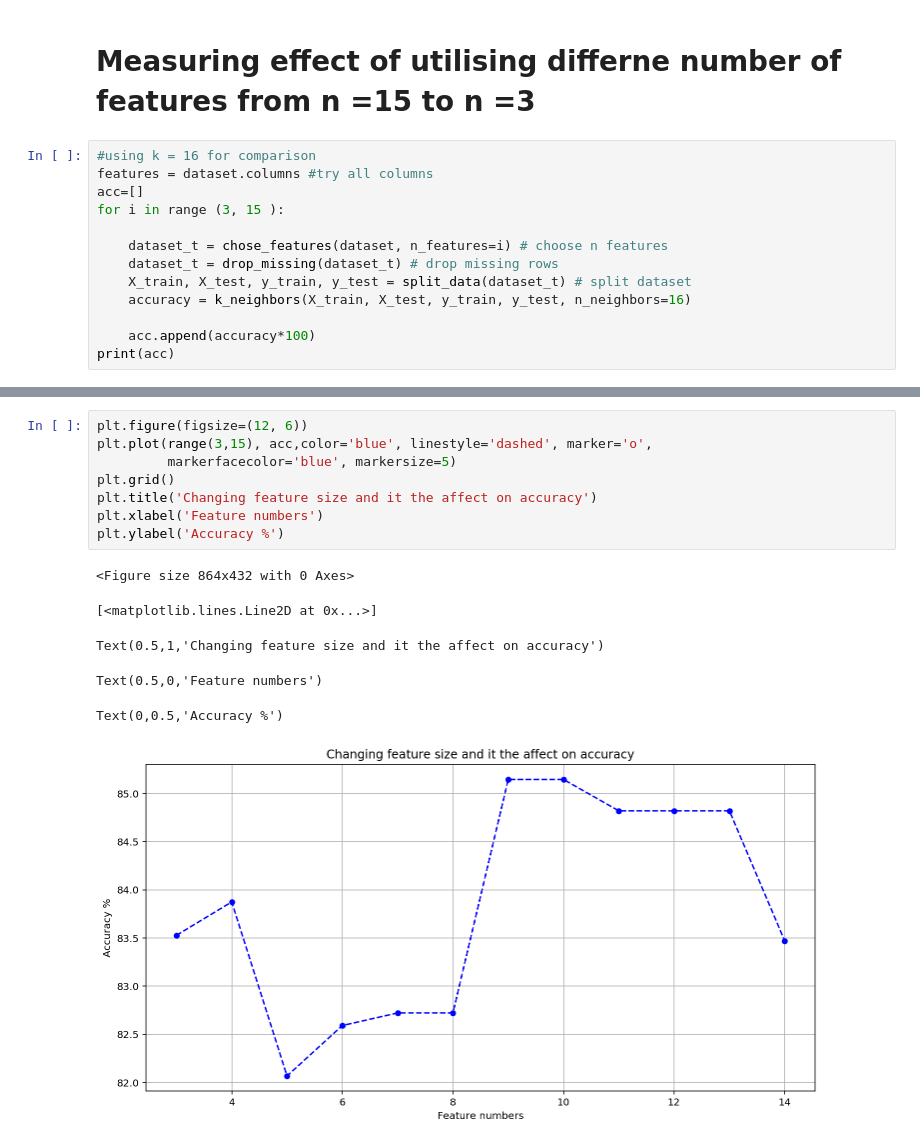
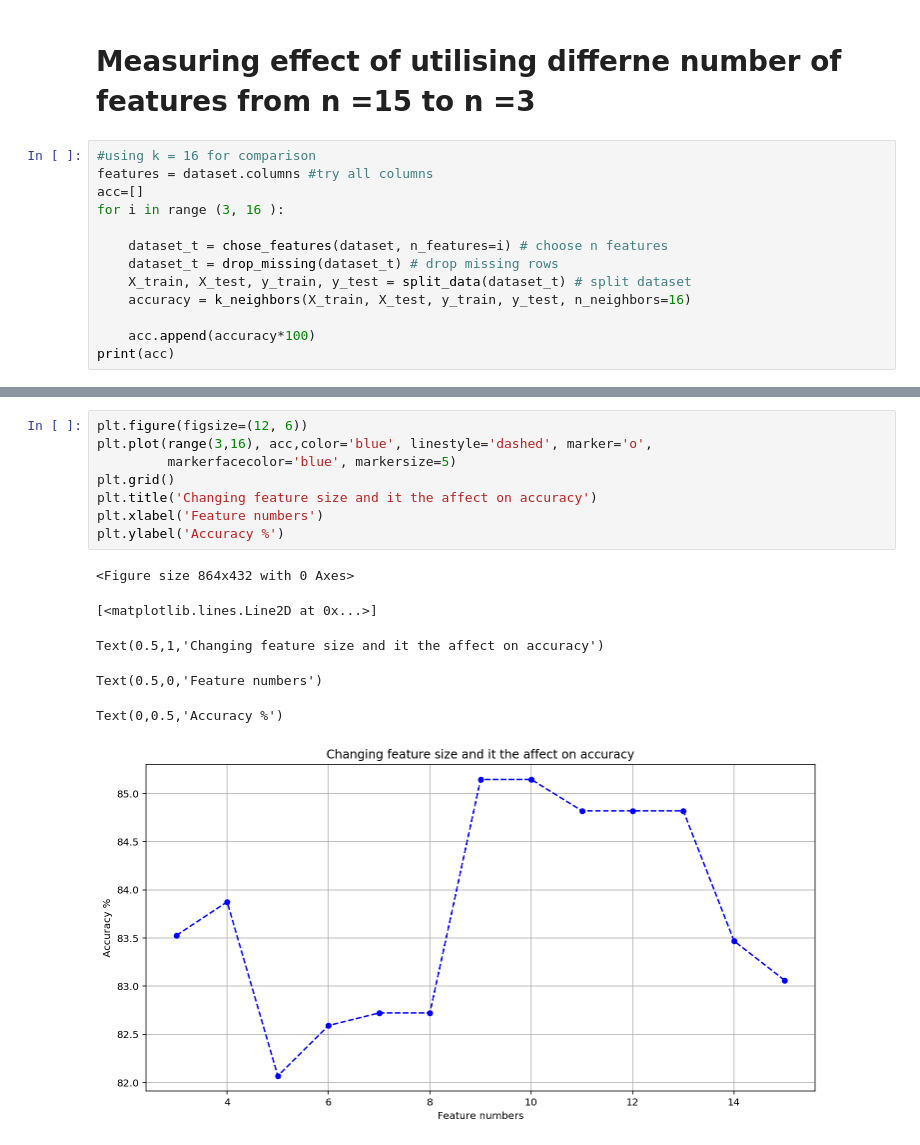
Before and after one commit to ljhowell/machine-learning_CHD, a Jupyter notebook: K_neighbours.ipynb, the cells around one changed output, grey strips where cells are left out. Saved outputs shown, nothing was run; the diff lists cells and outputs as text.

```diff
--- a/K_neighbours.ipynb
+++ b/K_neighbours.ipynb
@@ -347,7 +347,7 @@ Accuracy 83.06%:
 #using k = 16 for comparison
 features = dataset.columns #try all columns
 acc=[]
-for i in range (3, 15 ):
+for i in range (3, 16 ):
 
     dataset_t = chose_features(dataset, n_features=i) # choose n features
     dataset_t = drop_missing(dataset_t) # drop missing rows
@@ -376,16 +376,16 @@ Crossvalidation score for 3 splits:
 [83.527885862516214, 83.875162548764621, 82.068062827225134, 82.591623036649224, 82.722513089005233, 82.722513089005233, 85.145888594164461, 85.145888594164461, 84.820239680426099, 84.820239680426099, ...
 # %%
 plt.figure(figsize=(12, 6))
-plt.plot(range(3,15), acc,color='blue', linestyle='dashed', marker='o',
+plt.plot(range(3,16), acc,color='blue', linestyle='dashed', marker='o',
          markerfacecolor='blue', markersize=5)
 plt.grid()
 plt.title('Changing feature size and it the affect on accuracy')
 plt.xlabel('Feature numbers')
 plt.ylabel('Accuracy %')
 # %% [output]
 <Figure size 864x432 with 0 Axes>
 [<matplotlib.lines.Line2D at 0x...>]
 Text(0.5,1,'Changing feature size and it the affect on accuracy')
 Text(0.5,0,'Feature numbers')
 Text(0,0.5,'Accuracy %')
-[figure, old version]
+[figure, new version]
```
Also changed, not shown: parts of 2 cells of this notebook, 1 other file.
